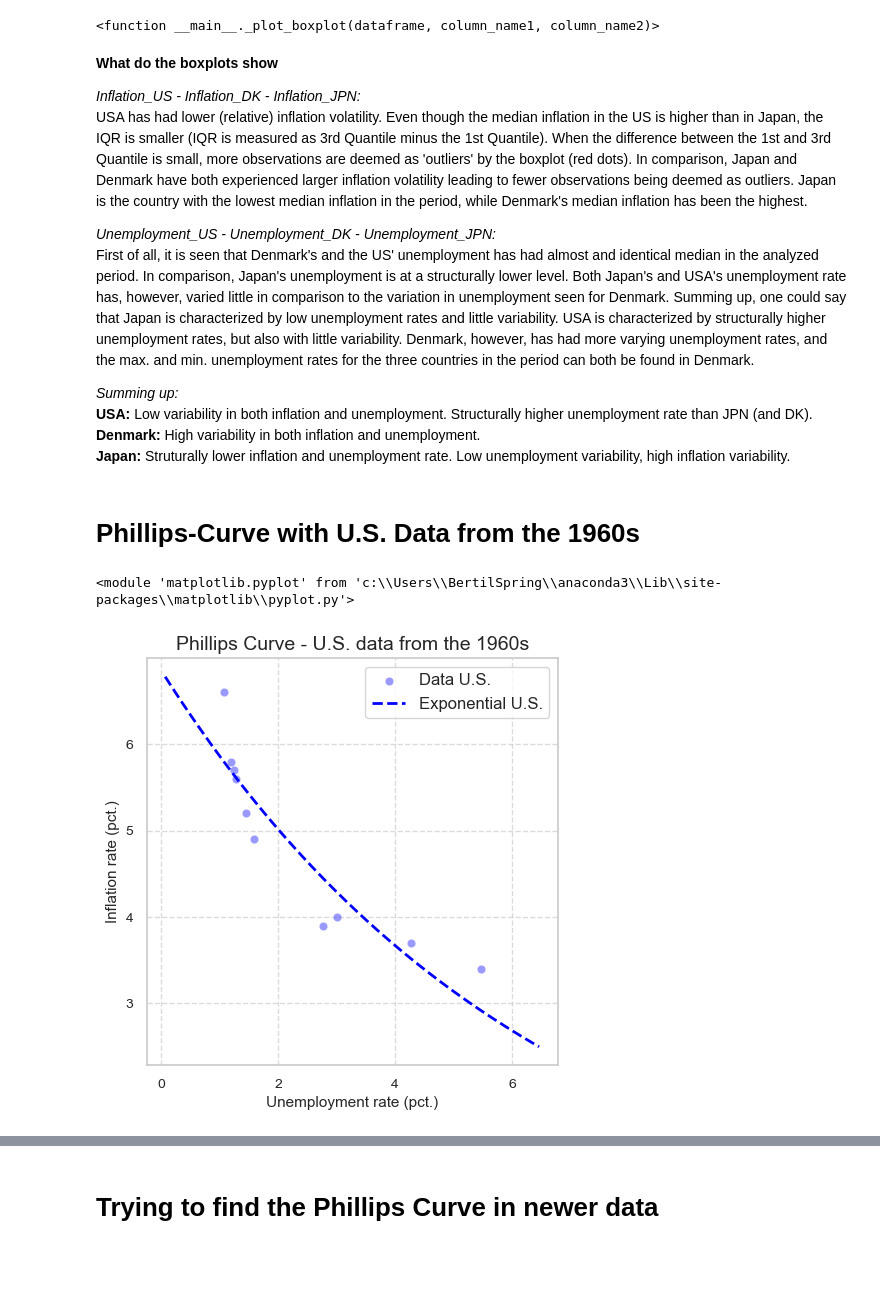
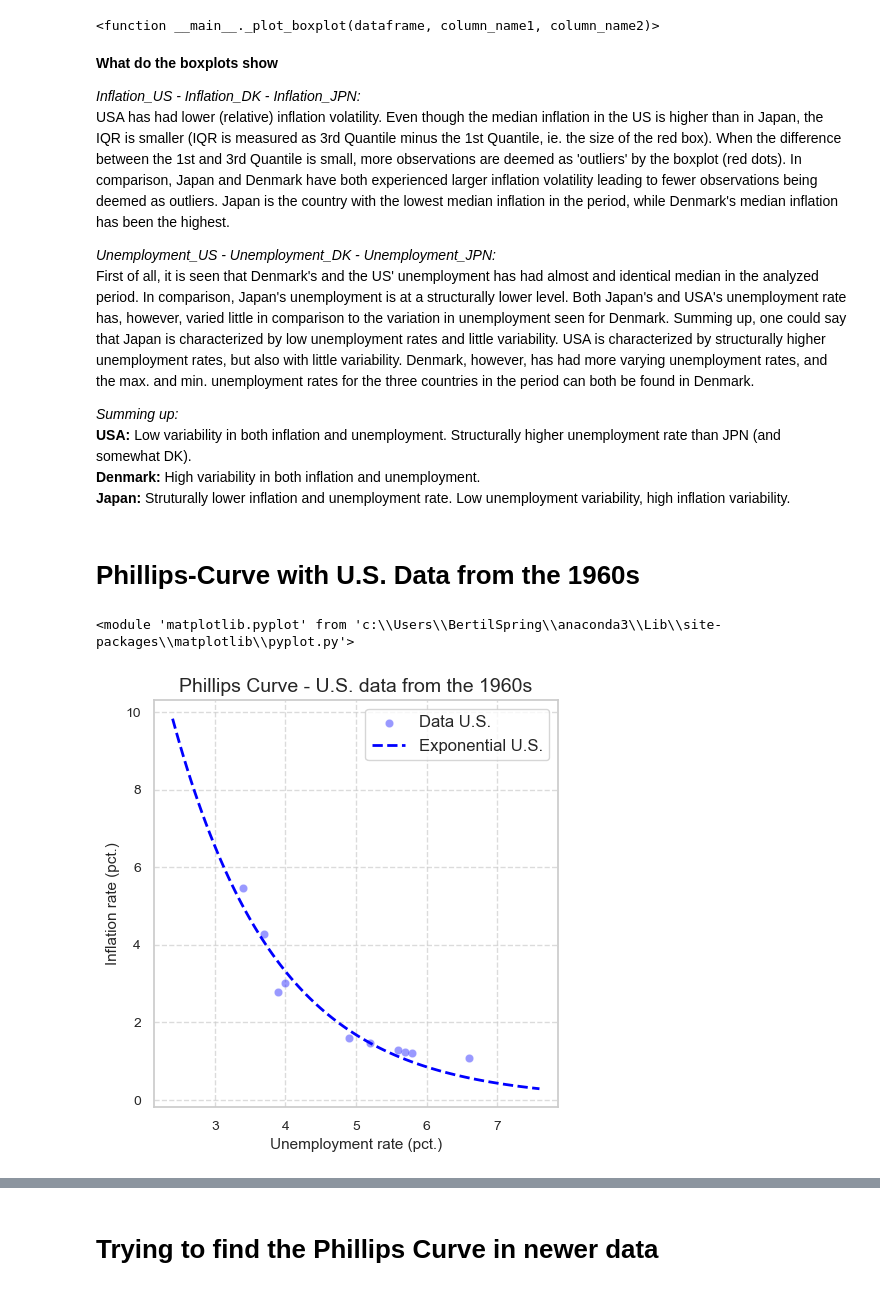
Before and after one commit to sgv491/projects-2024-Bertil-Nikoline-Victor, a Jupyter notebook: dataproject/dataproject.ipynb, the cells around one changed output, grey strips where cells are left out. Drawn from its saved outputs; the diff is of its cells as text; code cells hidden in the pictures; blank space fills up the shorter version.

```diff
--- a/dataproject/dataproject.ipynb
+++ b/dataproject/dataproject.ipynb
@@ -272,12 +275,12 @@ interactive(children=(Dropdown(description='Left Plot', options=('Inflation_US',
 # %% [markdown]
 **What do the boxplots show** <br>
 
-*Inflation_US - Inflation_DK - Inflation_JPN:* <br> USA has had lower (relative) inflation volatility. Even though the median inflation in the US is higher than in Japan, the IQR is smaller (IQR is measured as 3rd Quantile minus the 1st Quantile). When the difference between the 1st and 3rd Quantile is small, more observations are deemed as 'outliers' by the boxplot (red dots). In comparison, Japan and Denmark have both experienced larger inflation volatility leading to fewer observations being deemed as outliers. Japan is the country with the lowest median inflation in the period, while Denmark's median inflation has been the highest.
+*Inflation_US - Inflation_DK - Inflation_JPN:* <br> USA has had lower (relative) inflation volatility. Even though the median inflation in the US is higher than in Japan, the IQR is smaller (IQR is measured as 3rd Quantile minus the 1st Quantile, ie. the size of the red box). When the difference between the 1st and 3rd Quantile is small, more observations are deemed as 'outliers' by the boxplot (red dots). In comparison, Japan and Denmark have both experienced larger inflation volatility leading to fewer observations being deemed as outliers. Japan is the country with the lowest median inflation in the period, while Denmark's median inflation has been the highest.
 
 *Unemployment_US - Unemployment_DK - Unemployment_JPN:* <br> First of all, it is seen that Denmark's and the US' unemployment has had almost and identical median in the analyzed period. In comparison, Japan's unemployment is at a structurally lower level. Both Japan's and USA's unemployment rate has, however, varied little in comparison to the variation in unemployment seen for Denmark. Summing up, one could say that Japan is characterized by low unemployment rates and little variability. USA is characterized by structurally higher unemployment rates, but also with little variability. Denmark, however, has had more varying unemployment rates, and the max. and min. unemployment rates for the three countries in the period can both be found in Denmark.
 
 *Summing up:* <br>
-**USA:** Low variability in both inflation and unemployment. Structurally higher unemployment rate than JPN (and DK). <br>
+**USA:** Low variability in both inflation and unemployment. Structurally higher unemployment rate than JPN (and somewhat DK). <br>
 **Denmark:** High variability in both inflation and unemployment. <br>
 **Japan:** Struturally lower inflation and unemployment rate. Low unemployment variability, high inflation variability.
 # %% [markdown]
@@ -285,17 +288,17 @@ interactive(children=(Dropdown(description='Left Plot', options=('Inflation_US',
 # %%
 import GraphHelper
 
 # Filter data for years between 1960 and 1970
 philips_df_1960s = merged_df[(merged_df['Year'] < 1970)]
 #merged_df.tail(20)
 
 #Plot data
 GraphHelper.plot_philips_curve_static(
     philips_df_1960s,
-    [("Inflation_US", "Unemployment_US")],
+    [("Unemployment_US", "Inflation_US")],
     "Phillips Curve - U.S. data from the 1960s",
     ["U.S."])
 # %% [output]
 <module 'matplotlib.pyplot' from 'c:\\Users\\BertilSpring\\anaconda3\\Lib\\site-packages\\matplotlib\\pyplot.py'>
-[figure, old version]
+[figure, new version]
 # %% [markdown]
```
Also changed, not shown: parts of 18 cells of this notebook.
